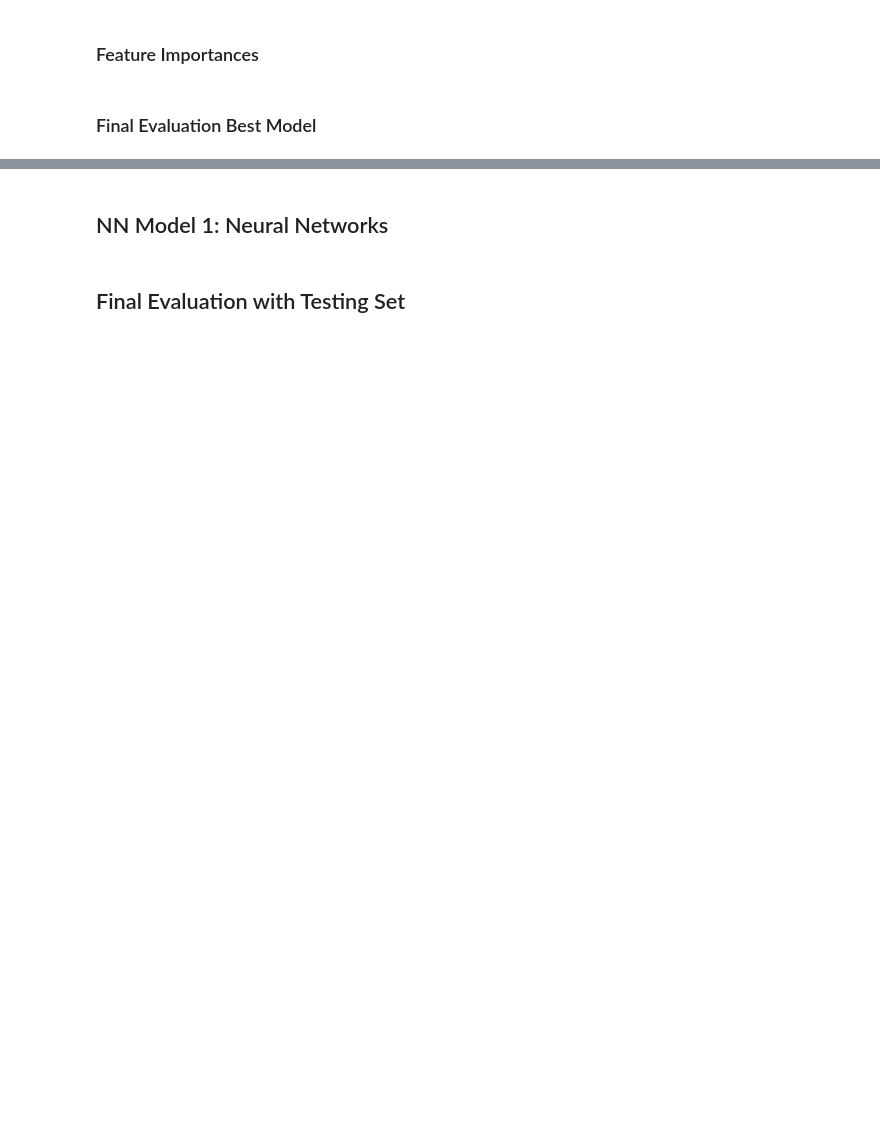
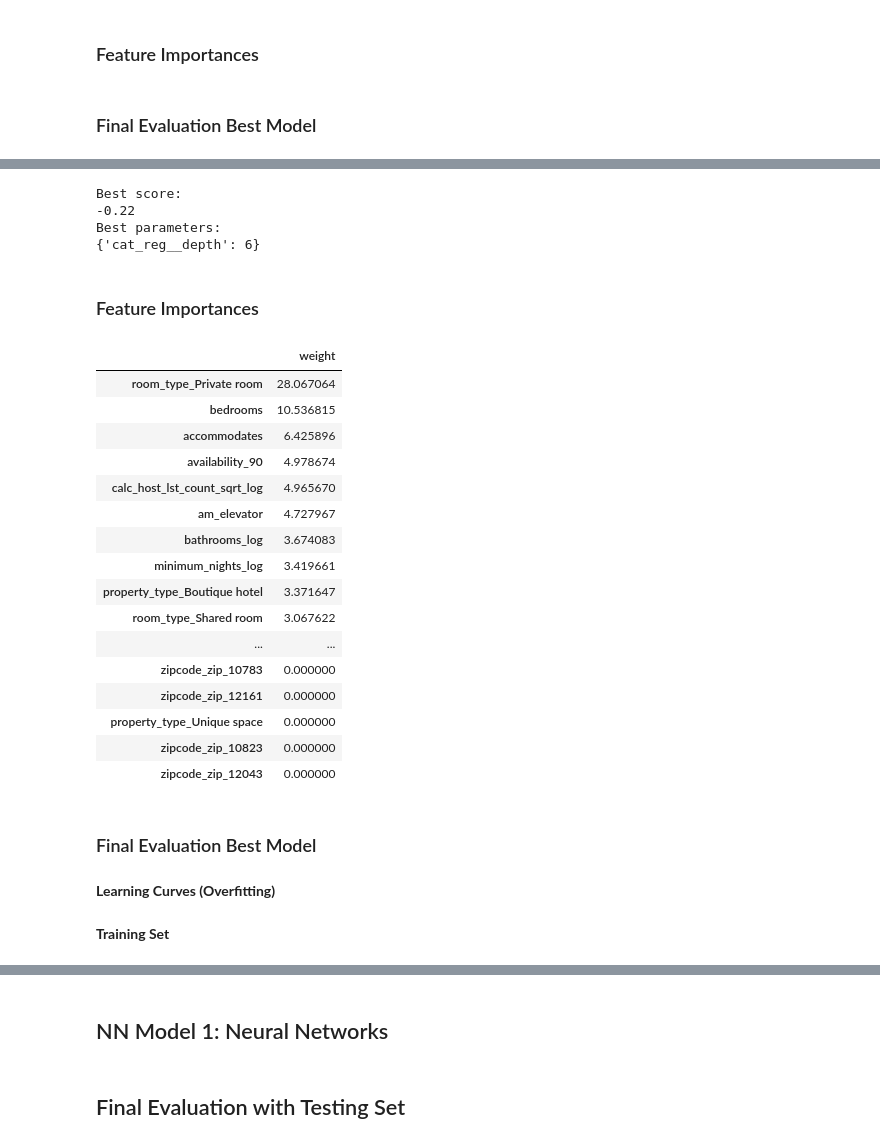
Before and after one commit to Rurbinasal/AIRBNB-Berlin-Listing-Price-Indicator, a Jupyter notebook: 5_Predictive_Modeling.ipynb, the cells around one changed output, grey strips where cells are left out. Drawn from its saved outputs; the diff is of its cells as text; code cells hidden in the pictures; blank space fills up the shorter version.

```diff
--- a/5_Predictive_Modeling.ipynb
+++ b/5_Predictive_Modeling.ipynb
@@ -1606,0 +2156,9 @@ fi_svm_reg
+# %%
+# Create pipeline to use in RandomizedSearchCV and GridSearchCV
+pipeline_cat_reg = Pipeline([('preprocessor', preprocessor),
+                             ('cat_reg',
+                              CatBoostRegressor(n_estimators=173,
+                                                learning_rate=0.25,
+                                                l2_leaf_reg=7,
+                                                random_state=random_state,
+                                                depth=6))])
@@ -1606,0 +2232,19 @@ fi_svm_reg
+# %%
+# Define hyperparameter grid
+param_grid_cat_reg = {
+#    'cat_reg__n_estimators': [150, 155],
+#    'cat_reg__l2_leaf_reg': [3, 4],
+    'cat_reg__depth': [6, 7],
+#    'cat_reg__learning_rate': [0.15, 0.2, 0.25]
+}
+# %%
+# Create and fit GridSearchCV, save "best_model"
+grid_cat_reg = GridSearchCV(pipeline_cat_reg,
+                            param_grid_cat_reg,
+                            cv=5,
+                            scoring=scoring,
+                            return_train_score=True,
+                            verbose=4,
+                            n_jobs=-1)
+
+grid_cat_reg = grid_cat_reg.fit(X_train, y_train)
@@ -1606,0 +2273,39 @@ fi_svm_reg
+# %%
+# Save best model
+best_model_cat_reg = grid_cat_reg.best_estimator_['cat_reg']
+# %%
+# Display best_score_, best_params_ and best_estimator_
+print('Best score:\n{:.2f}'.format(grid_cat_reg.best_score_))
+print("Best parameters:\n{}".format(grid_cat_reg.best_params_))
+#print("Best estimator:\n{}".format(grid_xgb_reg.best_estimator_))
+# %% [output]
+Best score:
+-0.22
+Best parameters:
+{'cat_reg__depth': 6}
+# %% [markdown]
+### Feature Importances
+# %%
+# Display feature importances
+fi_cat_reg = get_feat_importances(best_model_cat_reg)
+fi_cat_reg
+# %% [output]
+|  | weight |
+| room_type_Private room | 28.067064 |
+| bedrooms | 10.536815 |
+| accommodates | 6.425896 |
+| availability_90 | 4.978674 |
+| calc_host_lst_count_sqrt_log | 4.965670 |
+| am_elevator | 4.727967 |
+| bathrooms_log | 3.674083 |
+| minimum_nights_log | 3.419661 |
+| property_type_Boutique hotel | 3.371647 |
+| room_type_Shared room | 3.067622 |
+| ... | ... |
+| zipcode_zip_10783 | 0.000000 |
+| zipcode_zip_12161 | 0.000000 |
+| property_type_Unique space | 0.000000 |
+| zipcode_zip_10823 | 0.000000 |
+| zipcode_zip_12043 | 0.000000 |
+# %% [markdown]
+### Final Evaluation Best Model
@@ -1606,0 +2316,4 @@ fi_svm_reg
+# %% [markdown]
+**Learning Curves (Overfitting)**
+# %% [markdown]
+**Training Set**
```
Also changed, not shown: parts of 153 cells of this notebook, 1 other file.
